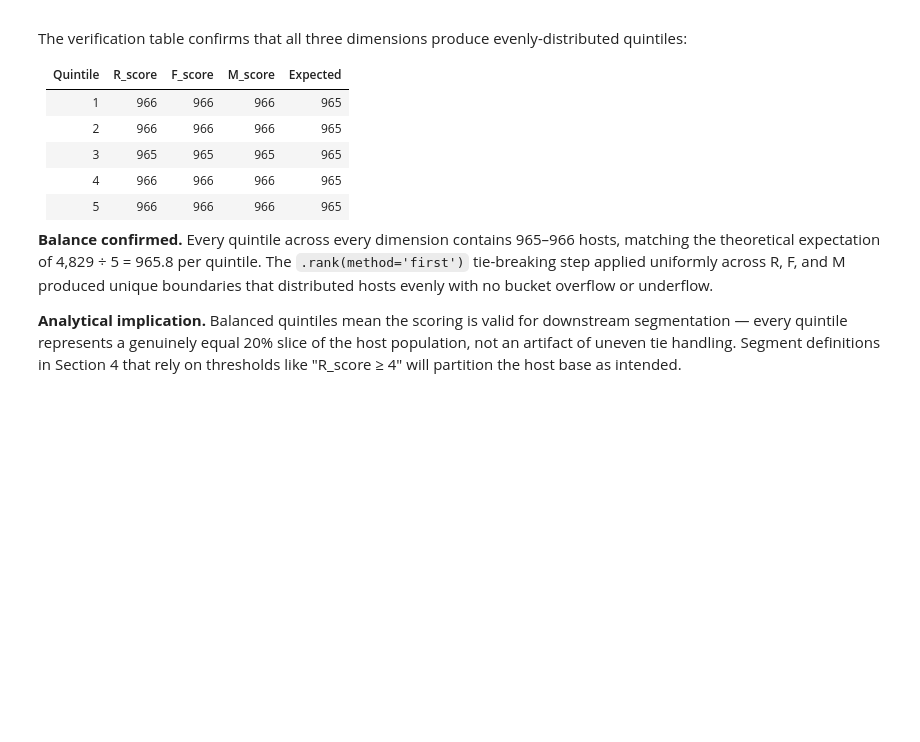
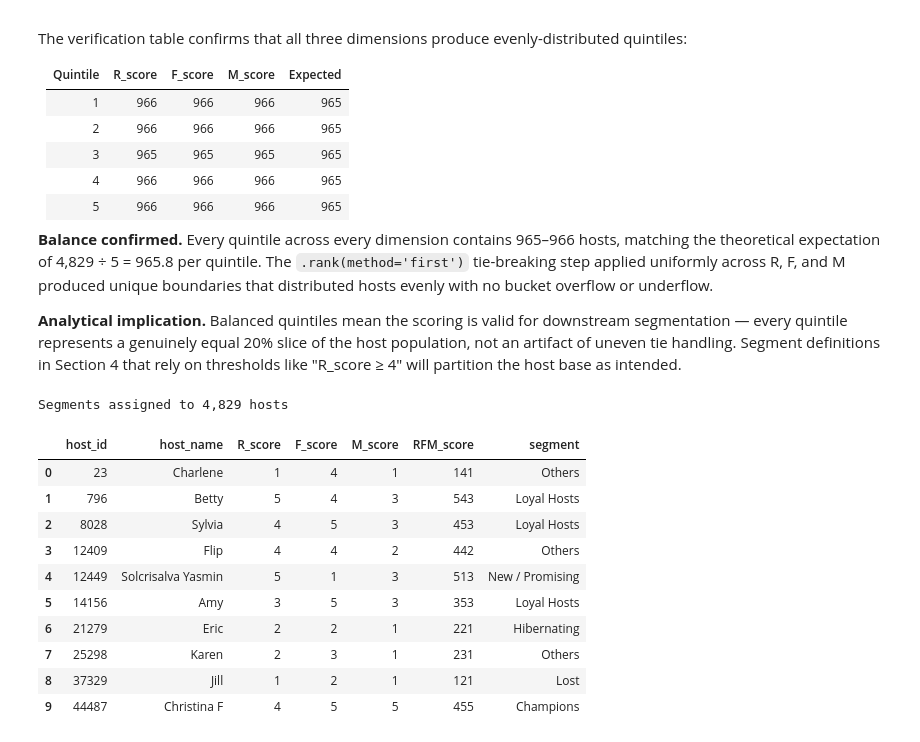
Before and after one commit to Cijan540/my-project-2-rfm-segmentation, a Jupyter notebook: rfm_analysis.ipynb, the cells around one changed output. Saved outputs shown, nothing was run; the diff lists cells and outputs as text; code cells hidden in the pictures; blank space fills up the shorter version.

Commit message:
feat: complete Section 4 - rule-based segmentation with revenue-density analysis

```diff
--- a/rfm_analysis.ipynb
+++ b/rfm_analysis.ipynb
@@ -485,3 +485,70 @@ The verification table confirms that all three dimensions produce evenly-distrib
 **Balance confirmed.** Every quintile across every dimension contains 965–966 hosts, matching the theoretical expectation of 4,829 ÷ 5 = 965.8 per quintile. The `.rank(method='first')` tie-breaking step applied uniformly across R, F, and M produced unique boundaries that distributed hosts evenly with no bucket overflow or underflow.
 
 **Analytical implication.** Balanced quintiles mean the scoring is valid for downstream segmentation — every quintile represents a genuinely equal 20% slice of the host population, not an artifact of uneven tie handling. Segment definitions in Section 4 that rely on thresholds like "R_score ≥ 4" will partition the host base as intended.
+# %%
+# Rule-based segmentation: map RFM score combinations to named business segments.
+# Rules evaluated in priority order — highest-severity / highest-value segments first.
+
+def assign_segment(row):
+    r, f, m = row['R_score'], row['F_score'], row['M_score']
+
+    # Top retention priority: high historical value, now silent
+    if r <= 2 and f >= 4 and m >= 4:
+        return 'Cannot Lose Them'
+
+    # Top-tier active: high on all three dimensions
+    if r >= 4 and f >= 4 and m >= 4:
+        return 'Champions'
+
+    # Silent-trending valuable hosts
+    if r <= 2 and f >= 3 and m >= 3:
+        return 'At Risk'
+
+    # Consistently engaged above-average hosts
+    if r >= 3 and f >= 4 and m >= 3:
+        return 'Loyal Hosts'
+
+    # Recent activity, solid revenue, room to grow in frequency
+    if r >= 4 and f in [2, 3] and m >= 3:
+        return 'Potential Loyalists'
+
+    # Recent but low engagement
+    if r >= 4 and f <= 2:
+        return 'New / Promising'
+
+    # Mid-recency with strong history
+    if r == 3 and f >= 3 and m >= 3:
+        return 'Need Attention'
+
+    # Deeply dormant, low value
+    if r == 1 and f <= 2 and m <= 2:
+        return 'Lost'
+
+    # General dormant population
+    if r <= 2 and f <= 2 and m <= 2:
+        return 'Hibernating'
+
+    # Mid-profile hosts not matching a specific segment
+    return 'Others'
+
+
+# Apply segmentation across all hosts
+rfm['segment'] = rfm.apply(assign_segment, axis=1)
+
+# Preview
+print(f"Segments assigned to {len(rfm):,} hosts\n")
+rfm[['host_id', 'host_name', 'R_score', 'F_score', 'M_score',
+     'RFM_score', 'segment']].head(10)
+# %% [output]
+Segments assigned to 4,829 hosts
+|  | host_id | host_name | R_score | F_score | M_score | RFM_score | segment |
+| 0 | 23 | Charlene | 1 | 4 | 1 | 141 | Others |
+| 1 | 796 | Betty | 5 | 4 | 3 | 543 | Loyal Hosts |
+| 2 | 8028 | Sylvia | 4 | 5 | 3 | 453 | Loyal Hosts |
+| 3 | 12409 | Flip | 4 | 4 | 2 | 442 | Others |
+| 4 | 12449 | Solcrisalva Yasmin | 5 | 1 | 3 | 513 | New / Promising |
+| 5 | 14156 | Amy | 3 | 5 | 3 | 353 | Loyal Hosts |
+| 6 | 21279 | Eric | 2 | 2 | 1 | 221 | Hibernating |
+| 7 | 25298 | Karen | 2 | 3 | 1 | 231 | Others |
+| 8 | 37329 | Jill | 1 | 2 | 1 | 121 | Lost |
+| 9 | 44487 | Christina F | 4 | 5 | 5 | 455 | Champions |
```
Also changed, not shown: 1 other file.
